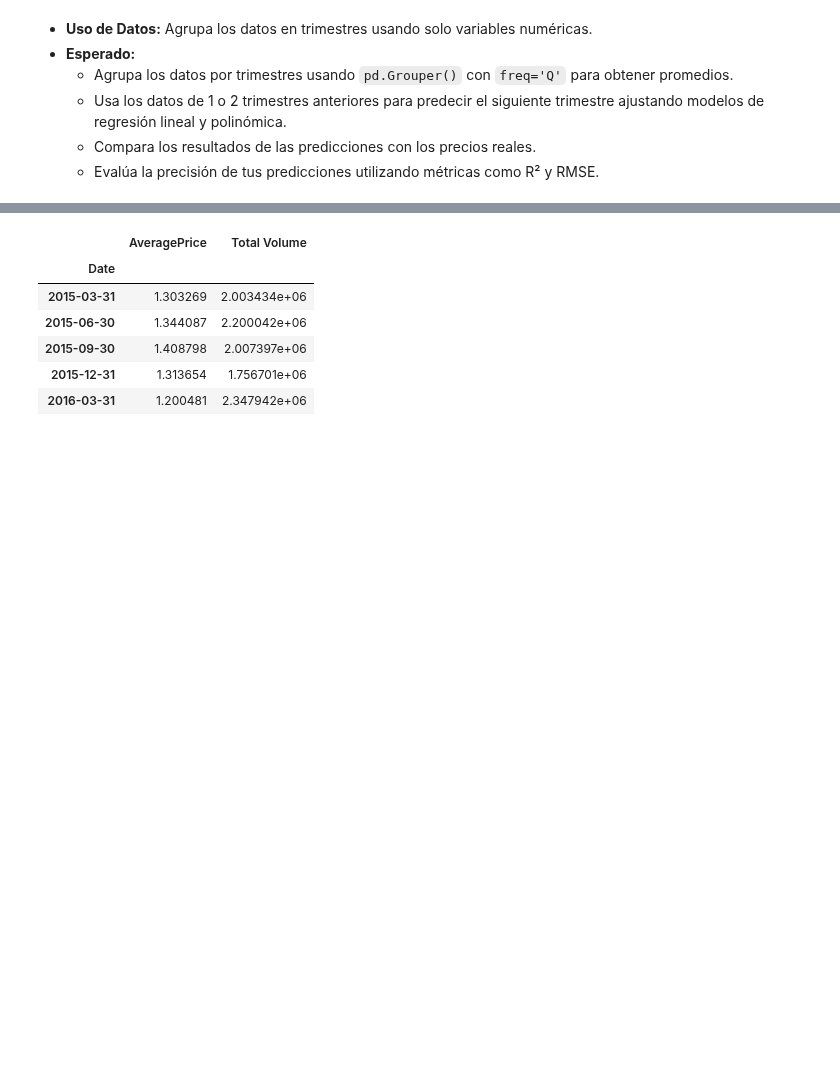
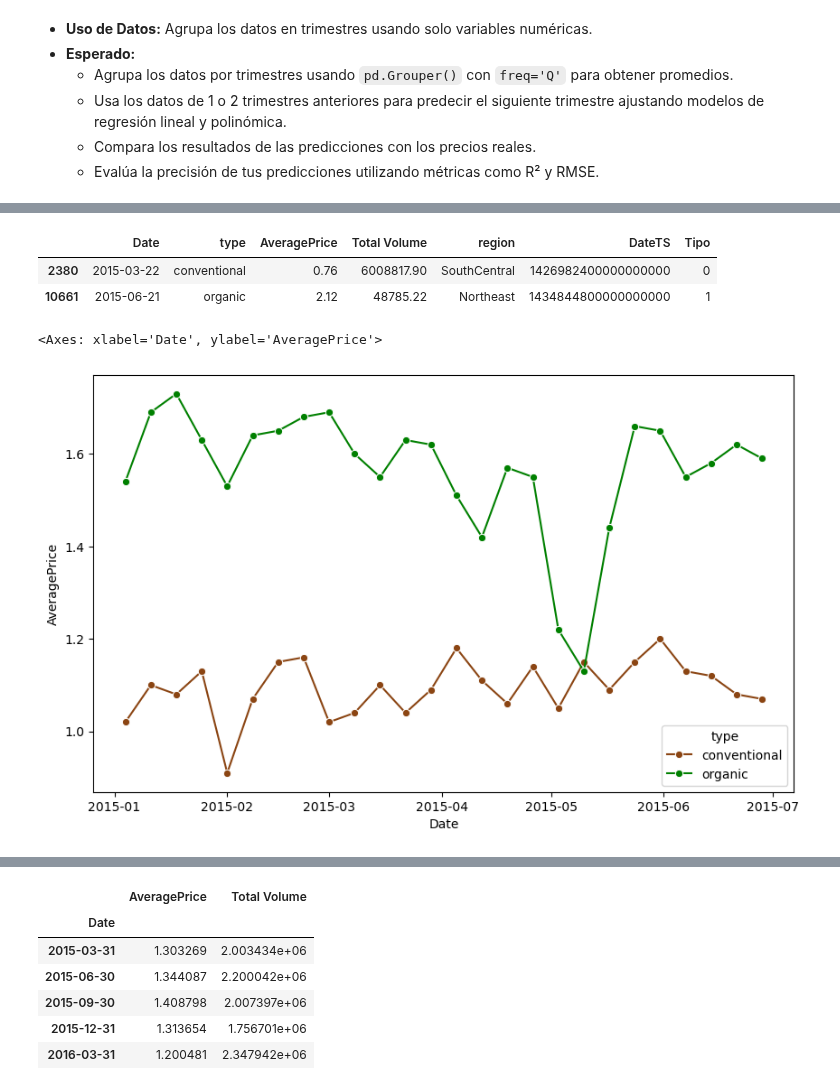
Before and after one commit to albagd77/MAGic-Avocado-TP1, a Jupyter notebook: 05_correlacion_y_regresion.ipynb, the cells around one changed output, grey strips where cells are left out. Drawn from its saved outputs; the diff is of its cells as text; code cells hidden in the pictures; blank space fills up the shorter version.

```diff
--- a/05_correlacion_y_regresion.ipynb
+++ b/05_correlacion_y_regresion.ipynb
@@ -505,3 +511,6 @@ La regresion lineal es un poco mejor, ya que R^2 está alrededor de 0.7 y eso es
      - Usa los datos de 1 o 2 trimestres anteriores para predecir el siguiente trimestre ajustando modelos de regresión lineal y polinómica.
      - Compara los resultados de las predicciones con los precios reales.
      - Evalúa la precisión de tus predicciones utilizando métricas como R² y RMSE.
+# %%
+df_prediccion_M=greater_regions[['Date', 'type', 'AveragePrice', 'Total Volume','region']].copy()
+df_prediccion_M
@@ -507,0 +531,14 @@ La regresion lineal es un poco mejor, ya que R^2 está alrededor de 0.7 y eso es
+# %%
+# Convert DateTime to Timestamp so that we can perform calculations on columm Date
+df_prediccion_M['DateTS'] = df['Date'].astype(int)
+df_prediccion_M['DateTS'] = df_prediccion_M['DateTS'].div(10**9) # Para convertirlo correctamente a Timestamp deberíamos dividir por 10^9 para obtener los ns (nanosegundos)
+df_prediccion_M
+
+# LabelEncoder manual (porque el campo es muy simple)
+df_prediccion_M['Tipo'] = df['type'].transform(lambda x: 1 if x=='organic' else 0)
+# %%
+# Dividir prediccion en organic/conventional
+mask_dates = (df_prediccion_M['Date'].dt.year == 2015) & (df_prediccion_M['Date'].dt.quarter <= 2)
+df_prediccion_alltypes = df_prediccion_M[mask_dates]
+df_prediccion_alltypes = df_prediccion_alltypes.sort_values(by='Date', ascending=True)
+df_prediccion_alltypes
@@ -507,0 +640,28 @@ La regresion lineal es un poco mejor, ya que R^2 está alrededor de 0.7 y eso es
+# %%
+# Observamos valores extremos de AveragePrice en 0.76 y en 2.12. Vamos a estudiarlos...
+df_prediccion_alltypes[df_prediccion_alltypes['AveragePrice'].isin([0.76, 2.12])]
+# min_threshold = 0.74
+# max_threshold = 0.77
+# df_prediccion_alltypes[(df_prediccion_alltypes['AveragePrice']<0.76)].sort_values(by='Date')
+# %% [output]
+|  | Date | type | AveragePrice | Total Volume | region | DateTS | Tipo |
+| 2380 | 2015-03-22 | conventional | 0.76 | 6008817.90 | SouthCentral | 1426982400000000000 | 0 |
+| 10661 | 2015-06-21 | organic | 2.12 | 48785.22 | Northeast | 1434844800000000000 | 1 |
+# %%
+
+# Crear el gráfico de dispersión para 'AveragePrice' para las regiones SouthCentral y Northeast (y para cualquier región en general), donde hemos observado los valores más extremos
+plt.figure(figsize=(10, 6))
+#sns.scatterplot(data=df_prediccion_alltypes, x='Date', y='AveragePrice', hue='region')
+#West
+#Southeast
+#SouthCentral
+#Plains
+#Northeast
+#Midsouth
+#GreatLakes
+#California
+mask = df_prediccion_alltypes['region']=='GreatLakes'
+sns.lineplot(data=df_prediccion_alltypes[mask], x='Date', y='AveragePrice', marker='o', hue='type', palette=dict(conventional='saddlebrown', organic='green'))
+# %% [output]
+<Axes: xlabel='Date', ylabel='AveragePrice'>
+[figure, added]
```
Also changed, not shown: parts of 9 cells of this notebook.
